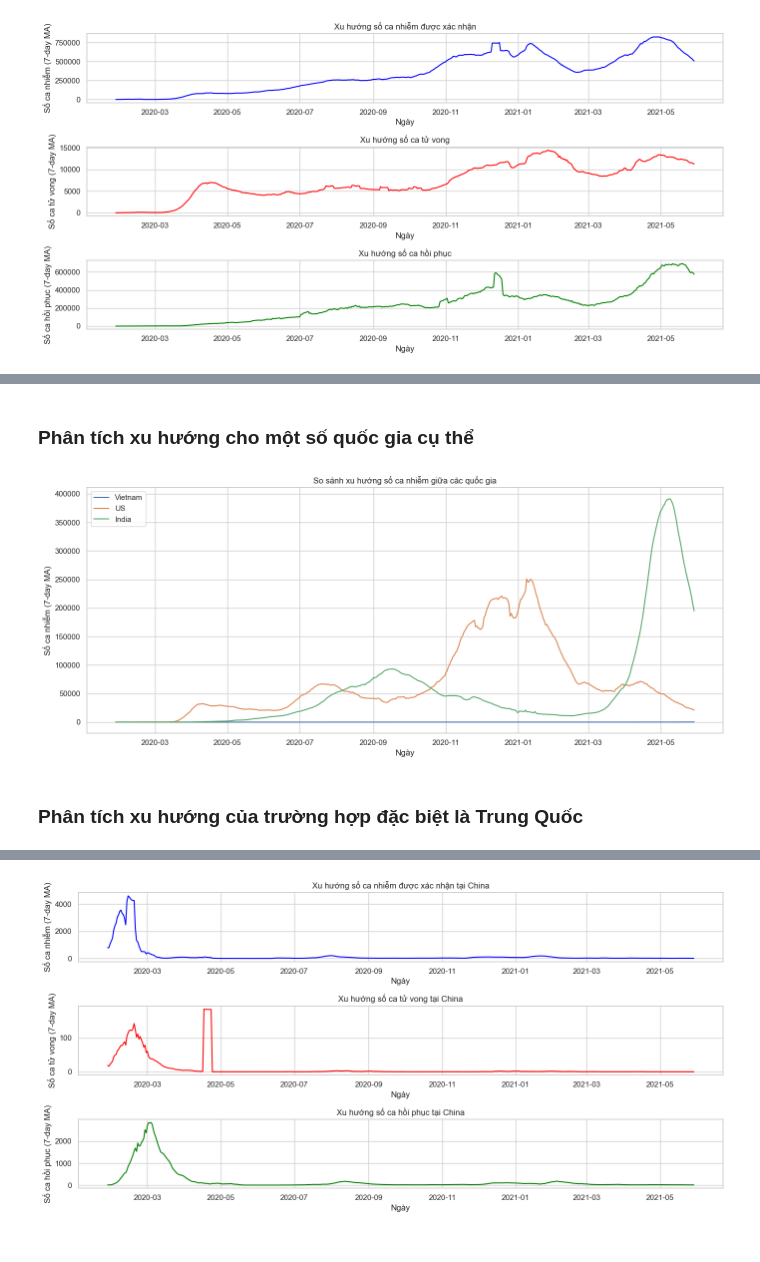
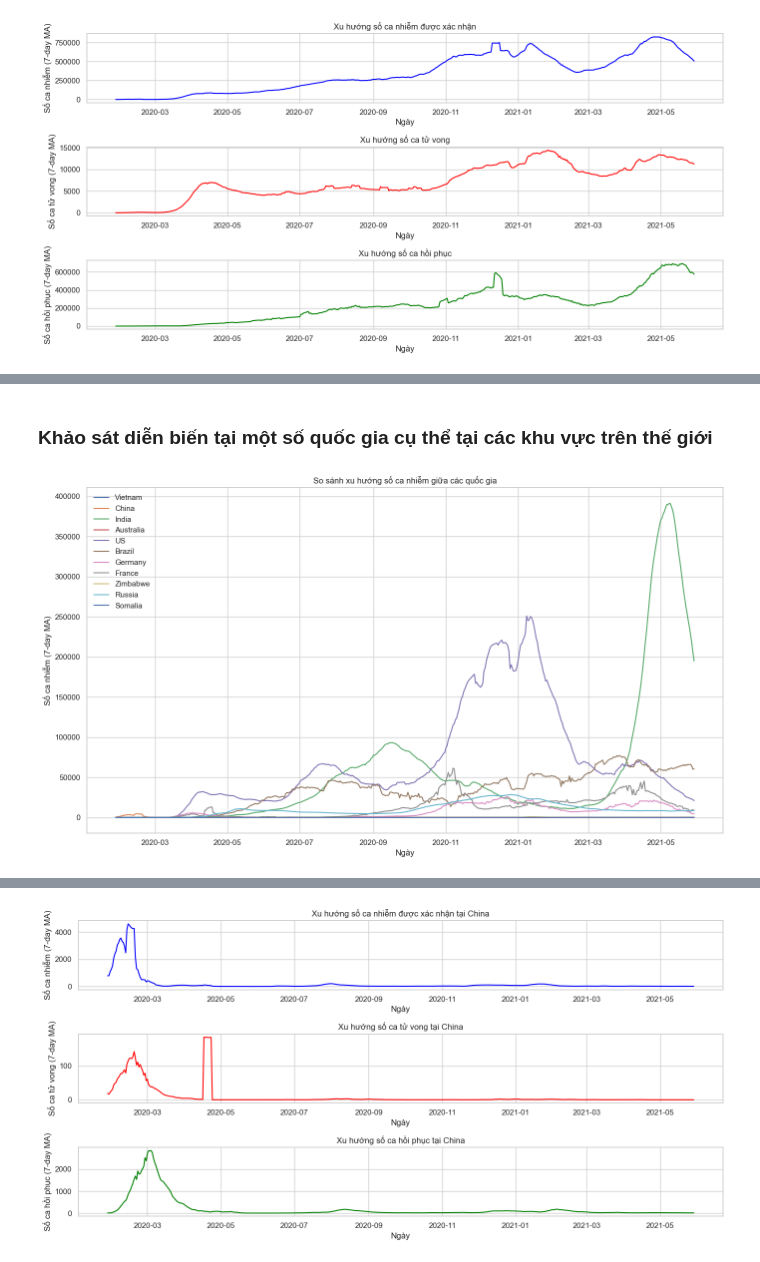
Before and after one commit to nguyentuongbachhy/Data-Visualization-with-Python, a Jupyter notebook: src/data_visualization_Deng.ipynb, the cells around one changed output, grey strips where cells are left out. Saved outputs shown, nothing was run; the diff lists cells and outputs as text; code cells hidden in the pictures.

```diff
--- a/src/data_visualization_Deng.ipynb
+++ b/src/data_visualization_Deng.ipynb
@@ -39,18 +58,30 @@ deaths_df = daily_data.get("deaths")
 recovered_df = daily_data.get("recovered")
 # %%
 def reshape_daily_wide_file(df, value_name):
+    """Chuyển đổi dữ liệu từ wide format sang long format."""
     df_long = df.melt(
-        id_vars=['Country/Region', 'Lat', 'Long'],
-        var_name='ObservationDate',
+        id_vars=['Country/Region', 'Lat', 'Long'], # Cố định các cột quốc gia/khu vực và tọa độ
+        var_name='ObservationDate',  # Chuyển các cột ngày thành 1 cột mới
         value_name=value_name
     )
+    # Chuẩn hóa ngày tháng thành kiểu datetime
     df_long['ObservationDate'] = pd.to_datetime(df_long['ObservationDate'], format="%m/%d/%y", errors='coerce')
     return df_long
 
+# Chuyển đổi các DataFrame từ wide format sang long format
 confirmed_long = reshape_daily_wide_file(confirmed_df, "Confirmed")
 deaths_long = reshape_daily_wide_file(deaths_df, "Deaths")
 recovered_long = reshape_daily_wide_file(recovered_df, "Recovered")
 
-# === Gộp 3 dataframe lại ===
-covid_data = confirmed_long.merge(deaths_long, on=['Country/Region', 'Lat', 'Long', 'ObservationDate'], how='outer')
-covid_data = covid_data.merge(recovered_long, on=['Country/Region', 'Lat', 'Long', 'ObservationDate'], how='outer')
+# === Gộp 3 DataFrame lại thành một bảng tổng hợp ===
+covid_data = confirmed_long.merge(
+    deaths_long,
+    on=['Country/Region', 'Lat', 'Long', 'ObservationDate'],
+    how='outer'
+)
+
+covid_data = covid_data.merge(
+    recovered_long,
+    on=['Country/Region', 'Lat', 'Long', 'ObservationDate'],
+    how='outer'
+)
@@ -118,10 +160,19 @@ def plot_trend_analysis(df, country=None):
     plt.show()
 # %%
 def plot_comparison_trend(df, countries):
+    """
+    Hàm vẽ biểu đồ so sánh xu hướng số ca nhiễm giữa các quốc gia.
+
+    Parameters:
+    ---
+    df : pandas.DataFrame chứa dữ liệu Covid-19 với các cột
+    countries : list
+        List các quốc gia cần so sánh (ví dụ: ["Vietnam", "United States", "India"]).
+    """
     sns.set(style="whitegrid")
     df['ObservationDate'] = pd.to_datetime(df['ObservationDate'])
 
-    plt.figure(figsize=(14, 6))
+    plt.figure(figsize=(14, 8))
 
     for country in countries:
         country_df = df[df['Country/Region'] == country]
@@ -143,8 +264,6 @@ plot_trend_analysis(covid_data)
 # %% [markdown]
-### Phân tích xu hướng cho một số quốc gia cụ thể
+### Khảo sát diễn biến tại một số quốc gia cụ thể tại các khu vực trên thế giới
 # %%
-plot_comparison_trend(covid_data, countries=["Vietnam","US","India"])
+plot_comparison_trend(covid_data, countries=["Vietnam", "China", "India", "Australia","US",  "Brazil", "Germany", "France", "Zimbabwe", "Russia", "Somalia"])
 # %% [output]
-[figure, old version]
+[figure, new version]
-# %% [markdown]
-### Phân tích xu hướng của trường hợp đặc biệt là Trung Quốc
```
Also changed, not shown: parts of 20 cells of this notebook, 3 other files.
